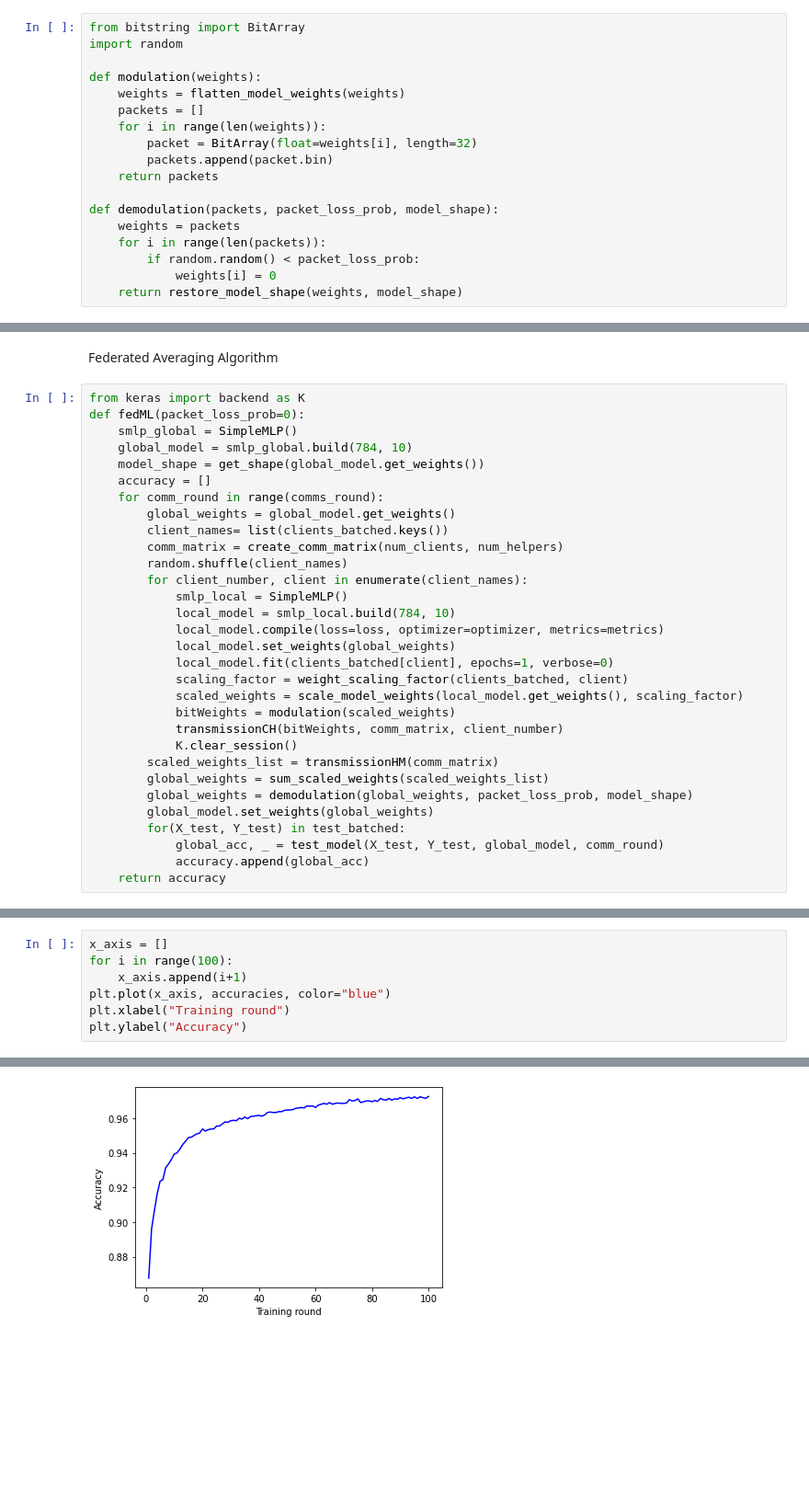
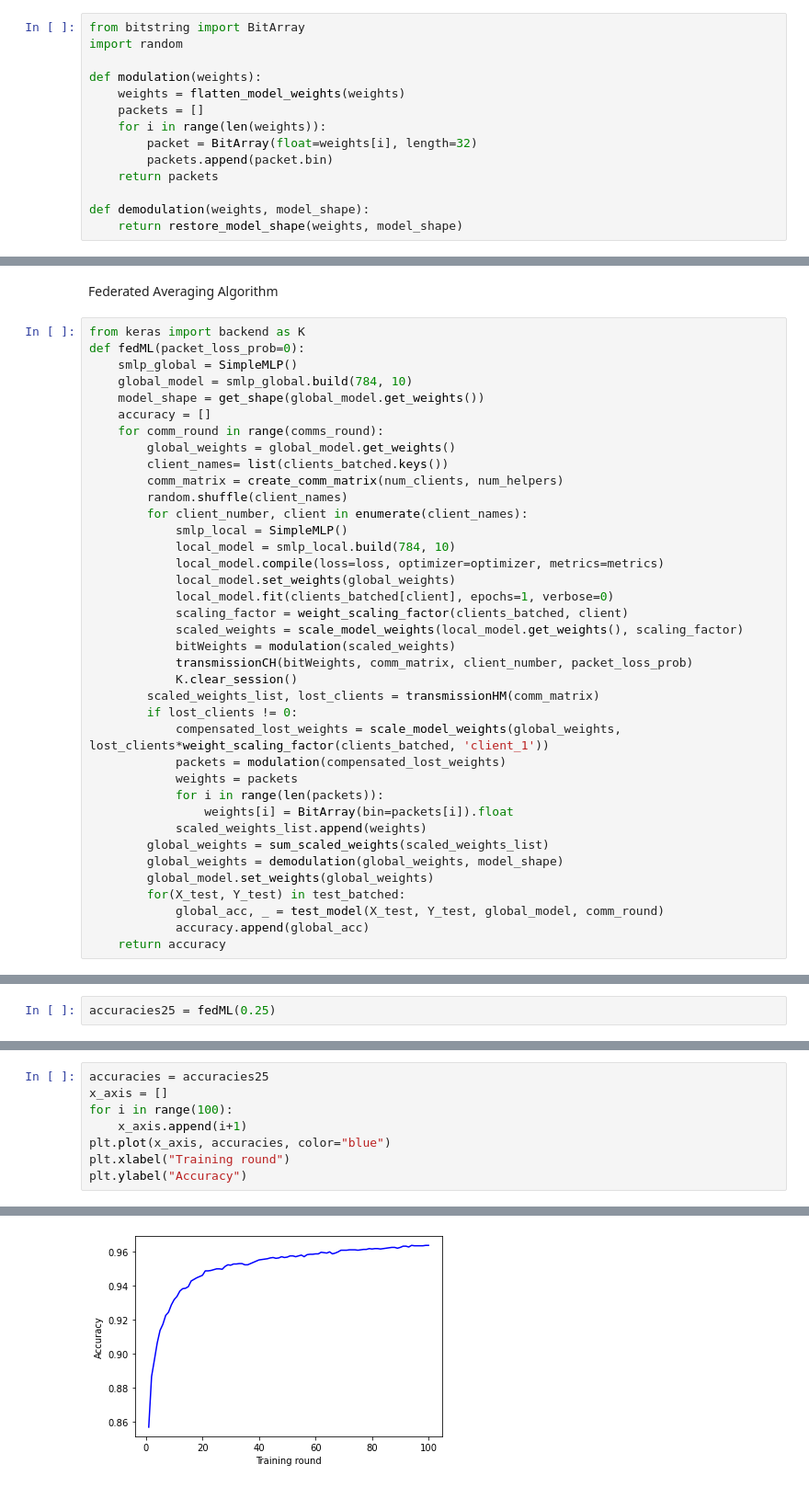
Before and after one commit to MdNaseerHussain/FedML, a Jupyter notebook: MDS.ipynb, the cells around one changed output, grey strips where cells are left out. Shown at 92% size. Saved outputs shown, nothing was run; the diff lists cells and outputs as text; blank space fills up the shorter version.

```diff
--- a/MDS.ipynb
+++ b/MDS.ipynb
@@ -172,10 +176,6 @@ def modulation(weights):
         packets.append(packet.bin)
     return packets
 
-def demodulation(packets, packet_loss_prob, model_shape):
-    weights = packets
-    for i in range(len(packets)):
-        if random.random() < packet_loss_prob:
-            weights[i] = 0
+def demodulation(weights, model_shape):
     return restore_model_shape(weights, model_shape)
 # %% [markdown]
@@ -361,11 +347,18 @@ def fedML(packet_loss_prob=0):
             scaling_factor = weight_scaling_factor(clients_batched, client)
             scaled_weights = scale_model_weights(local_model.get_weights(), scaling_factor)
             bitWeights = modulation(scaled_weights)
-            transmissionCH(bitWeights, comm_matrix, client_number)
+            transmissionCH(bitWeights, comm_matrix, client_number, packet_loss_prob)
             K.clear_session()
-        scaled_weights_list = transmissionHM(comm_matrix)
+        scaled_weights_list, lost_clients = transmissionHM(comm_matrix)
+        if lost_clients != 0:
+            compensated_lost_weights = scale_model_weights(global_weights, lost_clients*weight_scaling_factor(clients_batched, 'client_1'))
+            packets = modulation(compensated_lost_weights)
+            weights = packets
+            for i in range(len(packets)):
+                weights[i] = BitArray(bin=packets[i]).float
+            scaled_weights_list.append(weights)
         global_weights = sum_scaled_weights(scaled_weights_list)
-        global_weights = demodulation(global_weights, packet_loss_prob, model_shape)
+        global_weights = demodulation(global_weights, model_shape)
         global_model.set_weights(global_weights)
         for(X_test, Y_test) in test_batched:
             global_acc, _ = test_model(X_test, Y_test, global_model, comm_round)
@@ -393,0 +367,2 @@ comm_round: 100 | global_acc: 97.262% | global_loss: 1.5153708457946777
+# %%
+accuracies25 = fedML(0.25)
@@ -394,10 +387,11 @@ comm_round: 100 | global_acc: 97.262% | global_loss: 1.5153708457946777
 # %%
+accuracies = accuracies25
 x_axis = []
 for i in range(100):
     x_axis.append(i+1)
 plt.plot(x_axis, accuracies, color="blue")
 plt.xlabel("Training round")
 plt.ylabel("Accuracy")
 # %% [output]
 Text(0, 0.5, 'Accuracy')
-[figure, old version]
+[figure, new version]
```
Also changed, not shown: parts of 6 cells of this notebook, 6 other files.
